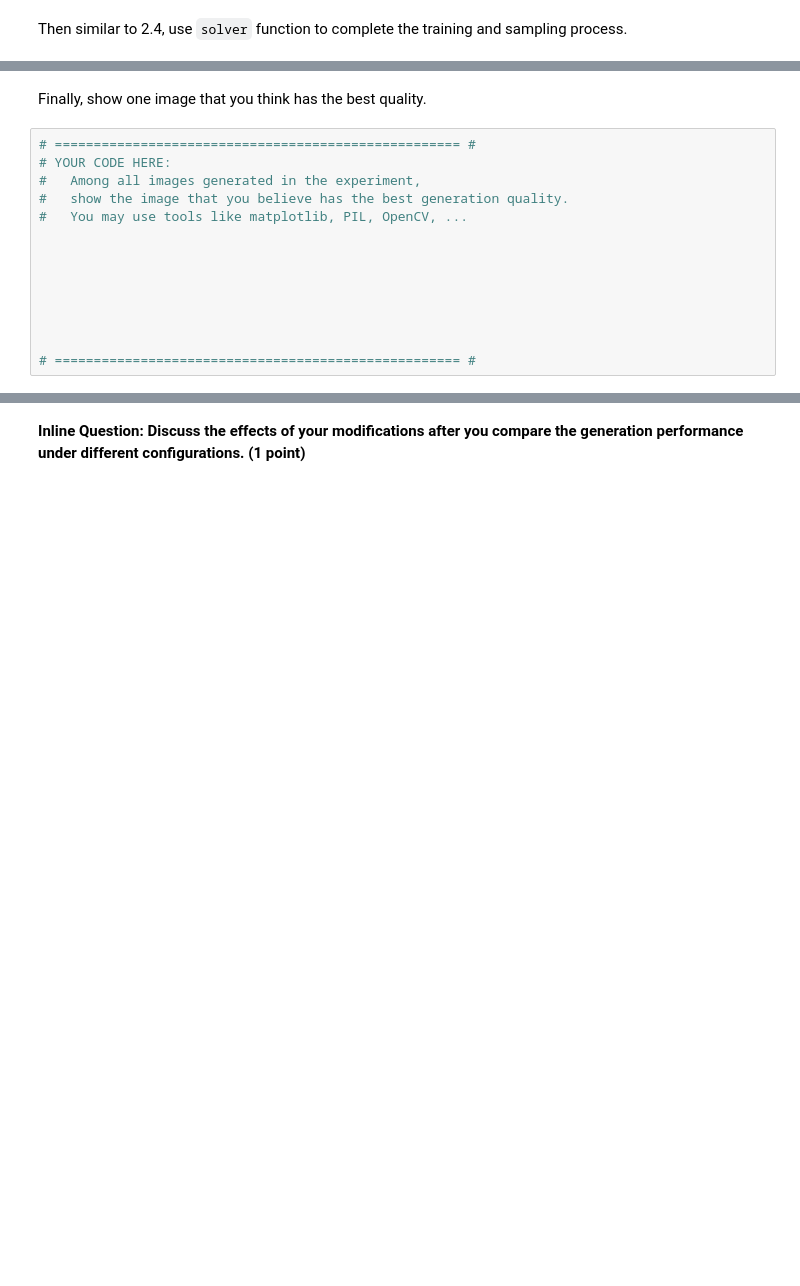
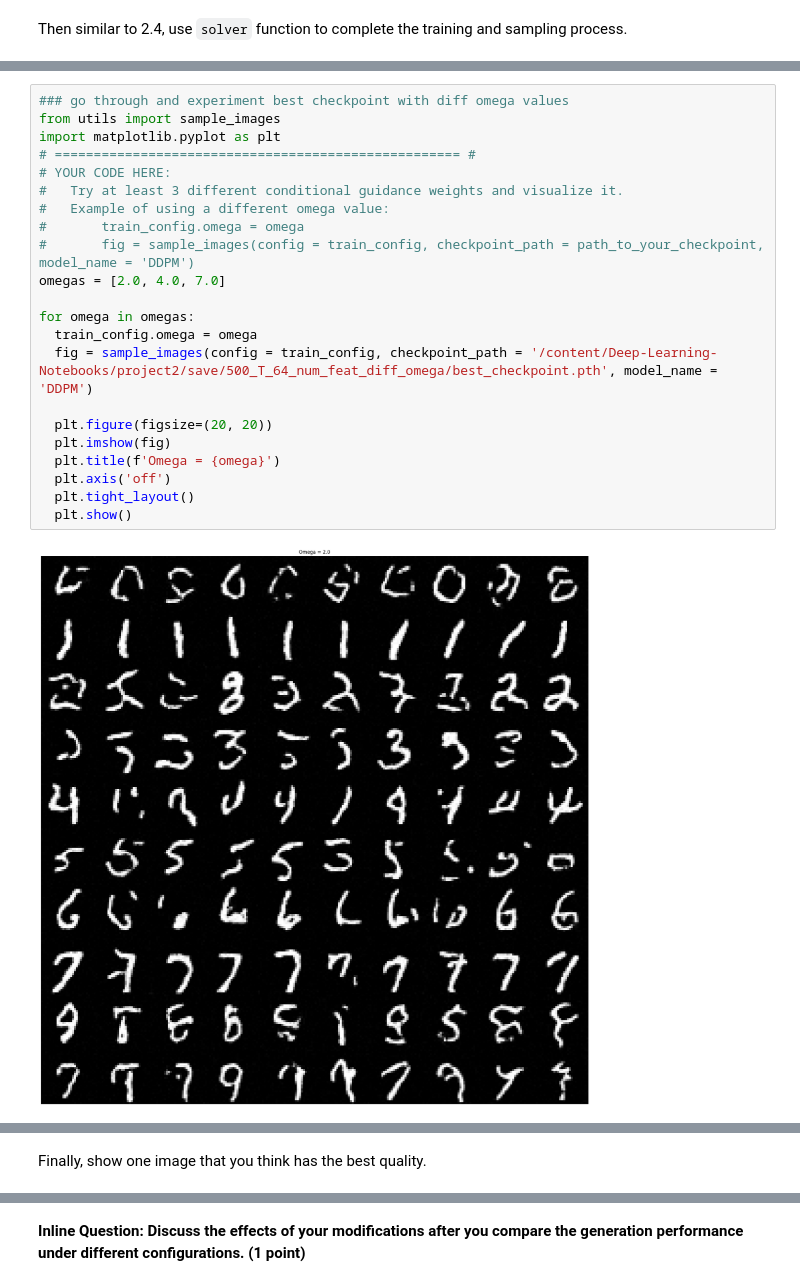
Before and after one commit to SamuelLo1/Deep-Learning-Notebooks, a Jupyter notebook: project2/ConditionalDDPM.ipynb, the cells around one changed output, grey strips where cells are left out. Saved outputs shown, nothing was run; the diff lists cells and outputs as text; blank space fills up the shorter version.

Commit message:
save: trained model with custom configs

```diff
--- a/project2/ConditionalDDPM.ipynb
+++ b/project2/ConditionalDDPM.ipynb
@@ -466,0 +483,24 @@ solver(modelconfig = train_config_new,
+# %%
+### go through and experiment best checkpoint with diff omega values
+from utils import sample_images
+import matplotlib.pyplot as plt
+# ==================================================== #
+# YOUR CODE HERE:
+#   Try at least 3 different conditional guidance weights and visualize it.
+#   Example of using a different omega value:
+#       train_config.omega = omega
+#       fig = sample_images(config = train_config, checkpoint_path = path_to_your_checkpoint, model_name = 'DDPM')
+omegas = [2.0, 4.0, 7.0]
+
+for omega in omegas:
+  train_config.omega = omega
+  fig = sample_images(config = train_config, checkpoint_path = '/content/Deep-Learning-Notebooks/project2/save/500_T_64_num_feat_diff_omega/best_checkpoint.pth', model_name = 'DDPM')
+
+  plt.figure(figsize=(20, 20))
+  plt.imshow(fig)
+  plt.title(f'Omega = {omega}')
+  plt.axis('off')
+  plt.tight_layout()
+  plt.show()
+# %% [output]
+[figure, added]
@@ -467,16 +509,2 @@ solver(modelconfig = train_config_new,
 # %% [markdown]
 Finally, show one image that you think has the best quality.
-# %%
-# ==================================================== #
-# YOUR CODE HERE:
-#   Among all images generated in the experiment,
-#   show the image that you believe has the best generation quality.
-#   You may use tools like matplotlib, PIL, OpenCV, ...
-
-
-
-
-
-
-
-# ==================================================== #
```
Also changed, not shown: parts of 7 cells of this notebook.
